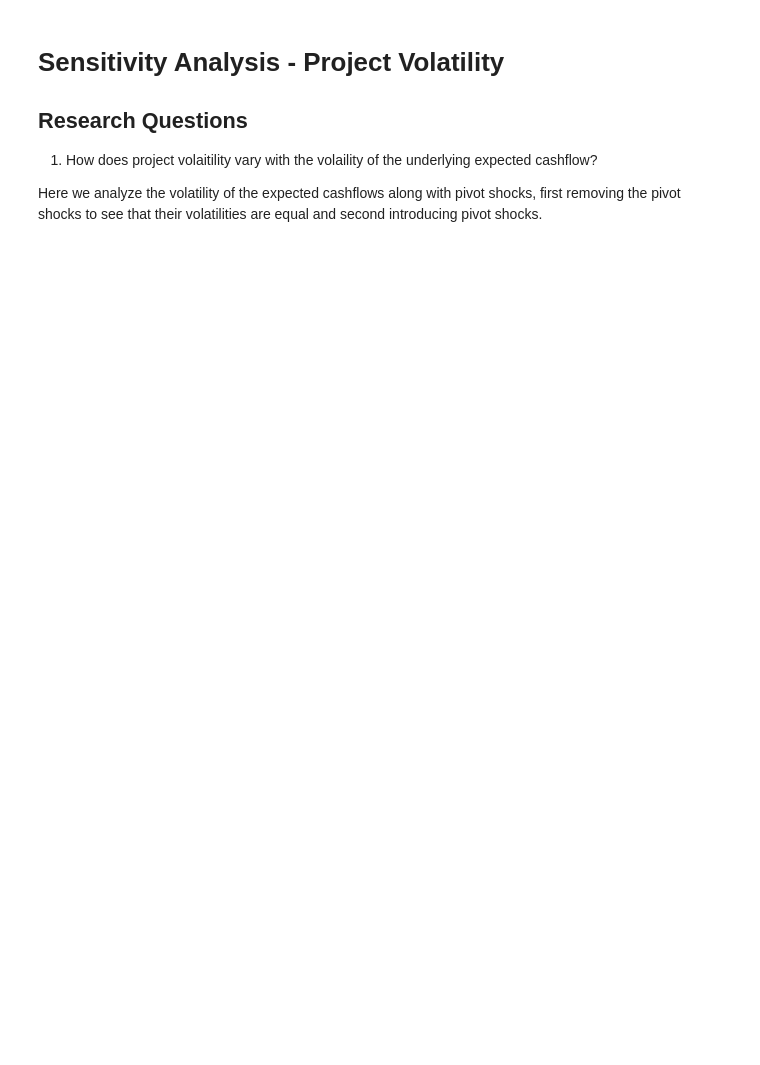
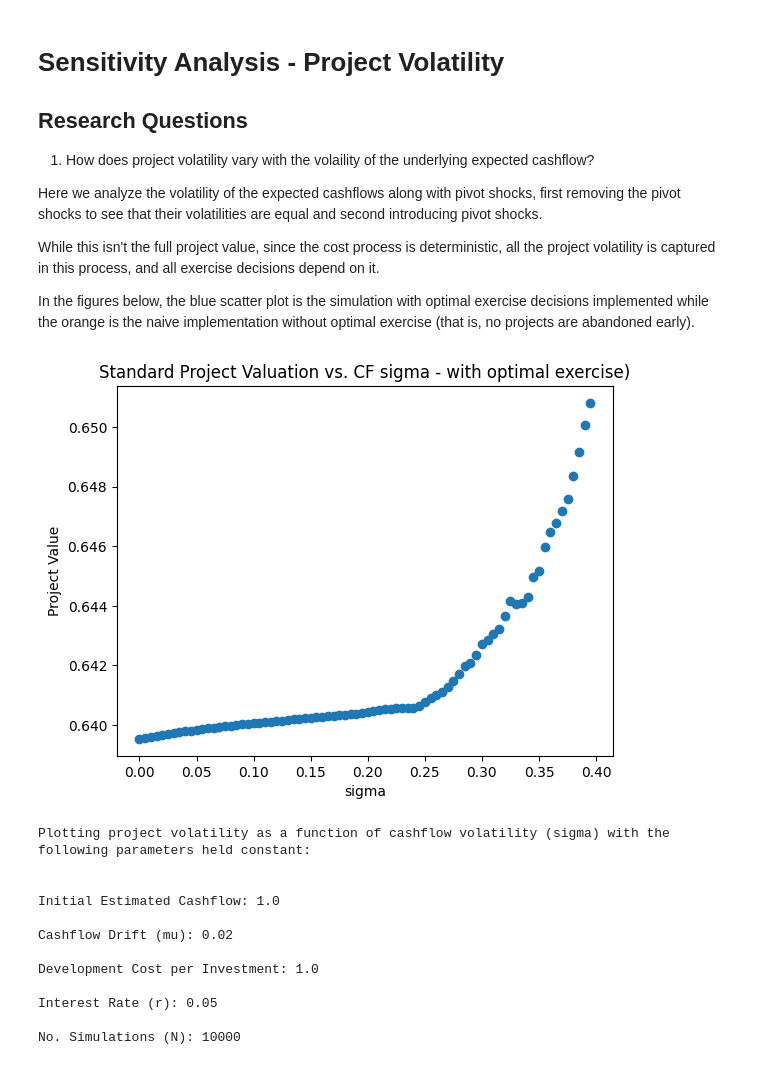
Before and after one commit to Alistair-Russell/Lean-Project-Valuation, a Jupyter notebook: lpv_sa_project_volatilility.ipynb, the cells around one changed output. Cells and saved outputs as stored; diff of their text form; code cells hidden in the pictures; blank space fills up the shorter version.

```diff
--- a/lpv_sa_project_volatilility.ipynb
+++ b/lpv_sa_project_volatilility.ipynb
@@ -17,6 +17,10 @@ FIGSIZE = (8,6)
 
 ## Research Questions
 
-1. How does project volaitility vary with the volaility of the underlying expected cashflow?
+1. How does project volatility vary with the volaility of the underlying expected cashflow?
 
 Here we analyze the volatility of the expected cashflows along with pivot shocks, first removing the pivot shocks to see that their volatilities are equal and second introducing pivot shocks.
+
+While this isn't the full project value, since the cost process is deterministic, all the project volatility is captured in this process, and all exercise decisions depend on it.
+
+In the figures below, the blue scatter plot is the simulation with optimal exercise decisions implemented while the orange is the naive implementation without optimal exercise (that is, no projects are abandoned early).
@@ -37,2 +66,49 @@ R = 0.05
+# %%
+# Project valuation vs underlying volatility without pivots
+ra = np.arange(0, 0.4, 0.005)
+projects = [LeanProjectValuation(CF_MU,
+                                 sigma,
+                                 CF_INIT,
+                                 K,
+                                 R,
+                                 rand_seed=SEED,
+                                 no_sims=N,
+                                 disable_pivots=True) for sigma in ra]
+vals = [p.valuation(TIME_ARRAY, 3) for p in projects]
+
+# Plot results
+plt.title("Standard Project Valuation vs. CF sigma - with optimal exercise)")
+plt.xlabel("sigma")
+plt.ylabel("Project Value")
+plt.scatter(ra, vals)
+
+description=f"""
+Plotting project volatility as a function of cashflow volatility (sigma) with the following parameters held constant:\n\n
+Initial Estimated Cashflow: {CF_INIT}\n
+Cashflow Drift (mu): {CF_MU}\n
+Development Cost per Investment: {K}\n
+Interest Rate (r): {R}\n
+No. Simulations (N): {N}\n
+"""
+
+# 45 degree line
+#plt.axline((0,0),slope=1)
+
+plt.show()
+print(description)
+# %% [output]
+[figure, added]
+Plotting project volatility as a function of cashflow volatility (sigma) with the following parameters held constant:
+
+
+Initial Estimated Cashflow: 1.0
+
+Cashflow Drift (mu): 0.02
+
+Development Cost per Investment: 1.0
+
+Interest Rate (r): 0.05
+
+No. Simulations (N): 10000
 # %%
 # Project Vol as a fn of Cashflow Vol
```
Also changed, not shown: parts of 5 cells of this notebook, 1 other file.
